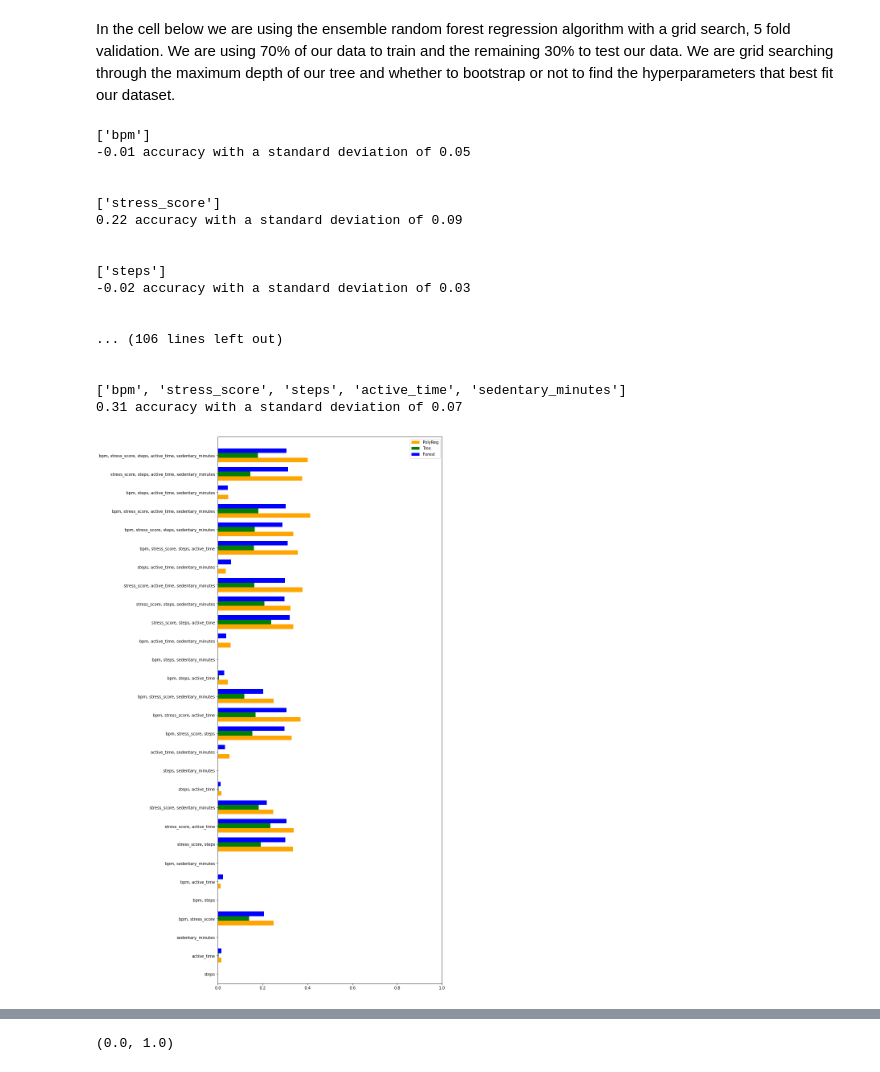
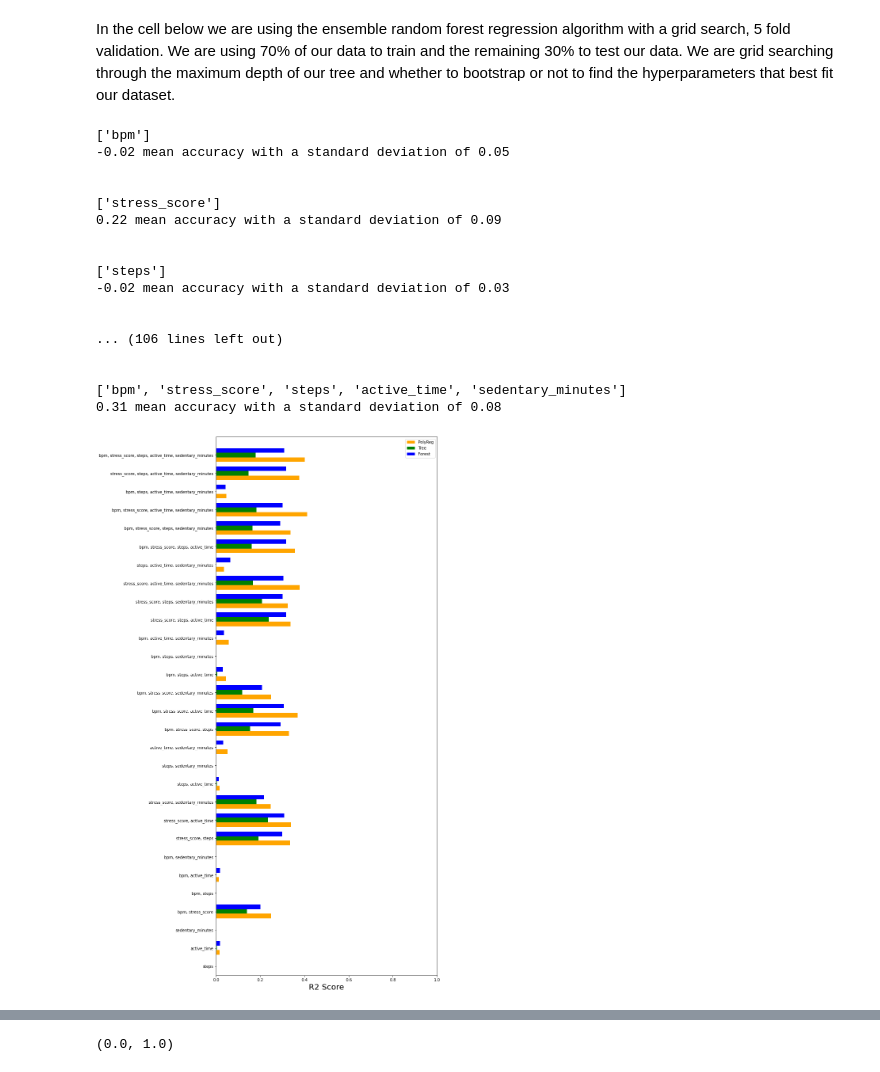
Before and after one commit to COGS118A/Group000-Wi23, a Jupyter notebook: FinalProjectGroup000-Wi23.ipynb, the cells around one changed output, grey strips where cells are left out. Cells and saved outputs as stored; diff of their text form; code cells hidden in the pictures.

```diff
--- a/FinalProjectGroup000-Wi23.ipynb
+++ b/FinalProjectGroup000-Wi23.ipynb
@@ -234,8 +234,10 @@ param_map = {
         },
     "tree": {'max_depth':[1, 2, 3, 4, 5] },
     "forest": {'bootstrap':[True, False], 'max_depth':[1, 2, 3]}
+}
 
-}
+maxR_spp = [0]
+params_spp = {}
 
 def cross_val_eval(model):
 
@@ -255,13 +257,18 @@ def cross_val_eval(model):
 
         x_train, x_test, y_train, y_test = train_test_split(X, y, test_size=0.3, random_state=42)
 
-        gscv = GridSearchCV(model_map[model], param_map[model], cv=5, scoring="r2")
-        gscv.fit(x_train, y_train)
+        gscv = GridSearchCV(model_map[model], param_map[model], cv=5, scoring="r2", return_train_score=True)
+        clf = gscv.fit(x_train, y_train)
 
         scores = cross_val_score(gscv.best_estimator_, x_test, y_test,
                 cv=5, scoring='r2')
 
-        print("%0.2f accuracy with a standard deviation of %0.2f" % (scores.mean(), scores.std()))
+        if(scores.mean() > maxR_spp[0]):
+#             params["estimator"] = gscv.best_estimator_
+            params_spp[model] = [clf.cv_results_['mean_train_score'] , clf.cv_results_['mean_test_score']]
+            maxR_spp[0] = scores.mean()
+
+        print("%0.2f mean accuracy with a standard deviation of %0.2f" % (scores.mean(), scores.std()))
         print("\n")
 
         eval_scores.append(scores.mean())
@@ -317,52 +324,54 @@ In the cell below we are using the ensemble random forest regression algorithm w
 forest_scores = cross_val_eval("forest")
 # %% [output]
 ['bpm']
--0.01 accuracy with a standard deviation of 0.05
+-0.02 mean accuracy with a standard deviation of 0.05
 
 
 ['stress_score']
-0.22 accuracy with a standard deviation of 0.09
+0.22 mean accuracy with a standard deviation of 0.09
 
 
 ['steps']
--0.02 accuracy with a standard deviation of 0.03
+-0.02 mean accuracy with a standard deviation of 0.03
 
 
 ... (106 lines left out)
 
 
 ['bpm', 'stress_score', 'steps', 'active_time', 'sedentary_minutes']
-0.31 accuracy with a standard deviation of 0.07
+0.31 mean accuracy with a standard deviation of 0.08
 # %%
 temp = []
 
 for i in range(1,6):
     combs = list(itertools.combinations(['bpm', 'stress_score', 'steps', 'active_time', 'sedentary_minutes'], i))
     for j in range(len(combs)):
         combs[j] = list(combs[j])
         str = ""
         for k in range(len(combs[j])):
             str += ''.join(combs[j][k])
             str += ", "
         str = str[:-2]
         temp.append(str)
 
 df_1 = pd.DataFrame(dict(graph=temp,n=polyreg_scores, m=tree_scores, o=forest_scores))
 
 ind = np.arange(len(df_1))
 width = 0.25
 
 fig, ax = plt.subplots()
 ax.barh(ind - width, df_1.n, width, color='orange', label='PolyReg')
 ax.barh(ind, df_1.m, width, color='green', label='Tree')
 ax.barh(ind + width, df_1.o, width, color='blue', label='Forest')
 
 ax.set(yticks=ind, yticklabels=df_1.graph, xlim=[0, 1], ylim=[10*width - 1, len(df_1)])
 ax.legend()
 
 fig.set_figheight(25)
 fig.set_figwidth(10)
 
+plt.xlabel('R2 Score', fontsize=20)
+
 plt.show()
 # %% [output]
-[figure, old version]
+[figure, new version]
```
Also changed, not shown: parts of 8 cells of this notebook.
